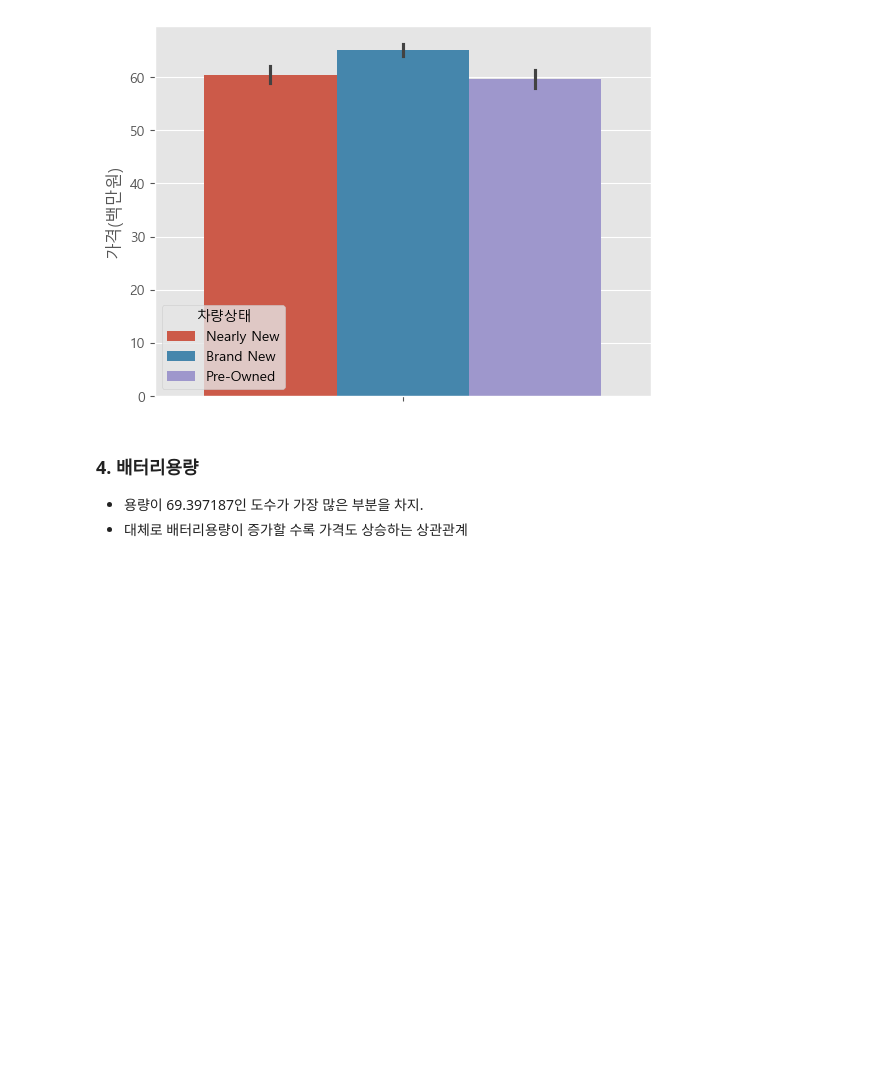
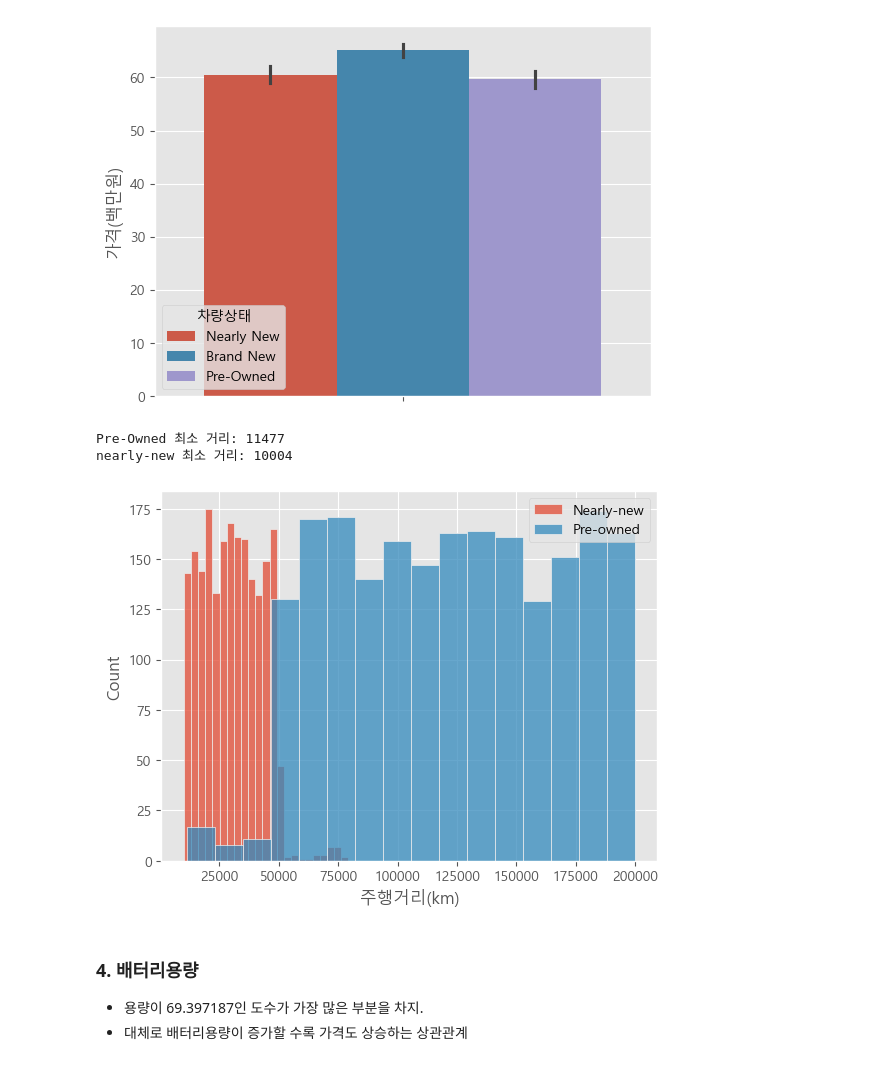
Before and after one commit to han942/vscode, a Jupyter notebook: CarEV.ipynb, the cells around one changed output. Cells and saved outputs as stored; diff of their text form; code cells hidden in the pictures; blank space fills up the shorter version.

```diff
--- a/CarEV.ipynb
+++ b/CarEV.ipynb
@@ -191,6 +193,18 @@ sns.barplot(y=train['가격(백만원)'],hue=train['차량상태'])
 # %% [output]
 <Axes: ylabel='가격(백만원)'>
 [figure]
+# %%
+sns.histplot(train.loc[train['차량상태']=='Nearly New']['주행거리(km)'],label='Nearly-new')
+sns.histplot(train.loc[train['차량상태']=='Pre-Owned']['주행거리(km)'],label='Pre-owned')
+
+plt.legend()
+
+print('Pre-Owned 최소 거리:',train.loc[train['차량상태']=='Pre-Owned']['주행거리(km)'].min())
+print('nearly-new 최소 거리:',train.loc[train['차량상태']=='Nearly New']['주행거리(km)'].min())
+# %% [output]
+Pre-Owned 최소 거리: 11477
+nearly-new 최소 거리: 10004
+[figure, added]
 # %% [markdown]
 ### 4. 배터리용량
 - 용량이 69.397187인 도수가 가장 많은 부분을 차지.
```
Also changed, not shown: parts of 17 cells of this notebook.
